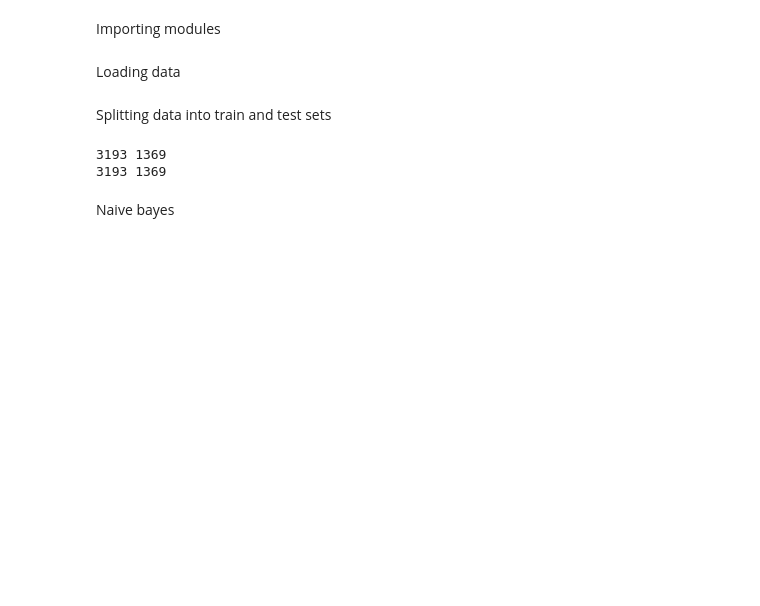
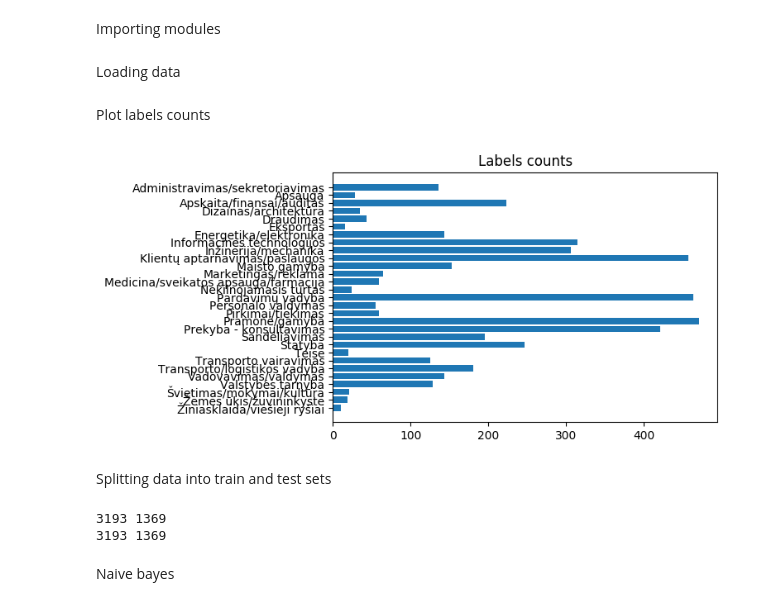
Before and after one commit to tomasrasymas/cvbankas_job_post_classification, a Jupyter notebook: posts_classification_experiments.ipynb, the cells around one changed output. Drawn from its saved outputs; the diff is of its cells as text; code cells hidden in the pictures; blank space fills up the shorter version.

```diff
--- a/posts_classification_experiments.ipynb
+++ b/posts_classification_experiments.ipynb
@@ -20,12 +28,26 @@ Loading data
 posts_data_path = os.path.join("data", "cleaned_posts.json")
 
 train = []
-test = []
+labels = []
 
 with open(posts_data_path) as file_obj:
     data = json.load(file_obj)
 
-    train, test = zip(*data)
+    train, labels = zip(*data)
+# %% [markdown]
+Plot labels counts
+# %%
+counter = Counter(labels)
+
+fig, ax = plt.subplots(dpi=100)
+
+ax.barh(list(counter.keys()), list(counter.values()))
+ax.invert_yaxis()
+ax.set_title("Labels counts")
+
+plt.show()
+# %% [output]
+[figure, added]
 # %% [markdown]
 Splitting data into train and test sets
 # %%
```
Also changed, not shown: parts of 12 cells of this notebook, 1 other file.
